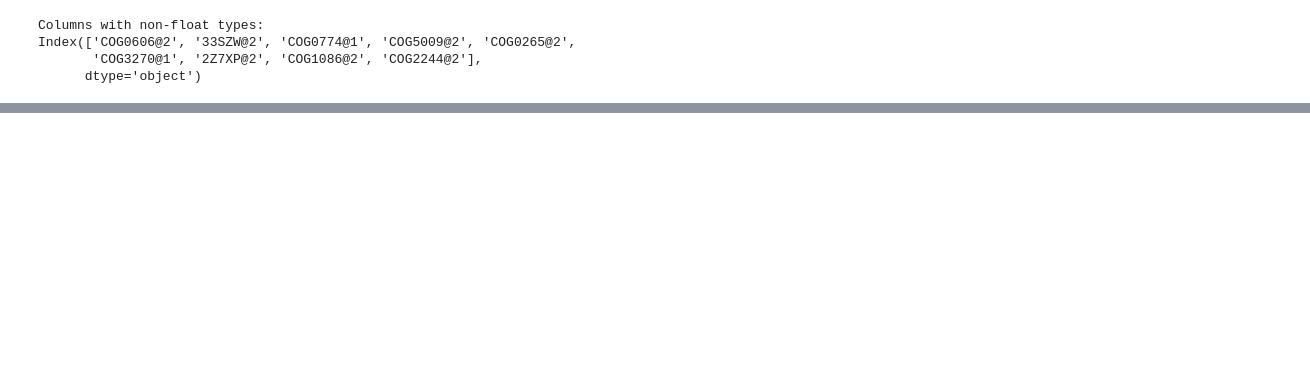
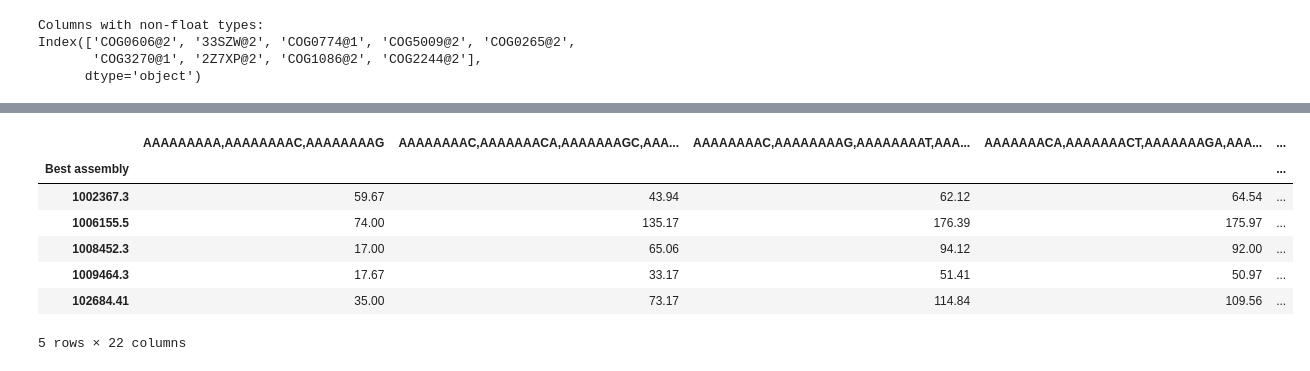
Before and after one commit to ProfHeydeFranca/BacterialData, a Jupyter notebook: oxygen/feature_selection.ipynb, the cells around one changed output, grey strips where cells are left out. Drawn from its saved outputs; the diff is of its cells as text; code cells hidden in the pictures; blank space fills up the shorter version.

```diff
--- a/oxygen/feature_selection.ipynb
+++ b/oxygen/feature_selection.ipynb
@@ -390,0 +422,15 @@ print("Finished script...", datetime.utcfromtimestamp(ts).strftime('%Y-%m-%d %H:
+# %%
+#Testing if file was saved properly
+with zstandard.open('/home/bia/Documents/BacterialData/oxygen/data/Oxygen_kmer9TEST_Features_Corr_Spearman_with_Target.pickle.zst', 'rb') as f:
+#with zstandard.open('/home/bia/Documents/BacterialData/oxygen/data/Oxygen_gene-familiesTEST_Features_Corr_Spearman_with_Target.pickle.zst', 'rb') as f:
+	df = pickle.load(f)
+df.head()
+# %% [output]
+|  | AAAAAAAAA,AAAAAAAAC,AAAAAAAAG | AAAAAAAAC,AAAAAAACA,AAAAAAAGC,AAA... | AAAAAAAAC,AAAAAAAAG,AAAAAAAAT,AAA... | AAAAAAACA,AAAAAAACT,AAAAAAAGA,AAA... | ... |
+| Best assembly |  |  |  |  | ... |
+| 1002367.3 | 59.67 | 43.94 | 62.12 | 64.54 | ... |
+| 1006155.5 | 74.00 | 135.17 | 176.39 | 175.97 | ... |
+| 1008452.3 | 17.00 | 65.06 | 94.12 | 92.00 | ... |
+| 1009464.3 | 17.67 | 33.17 | 51.41 | 50.97 | ... |
+| 102684.41 | 35.00 | 73.17 | 114.84 | 109.56 | ... |
+5 rows × 22 columns
```
Also changed, not shown: parts of 11 cells of this notebook, 1 other file.
